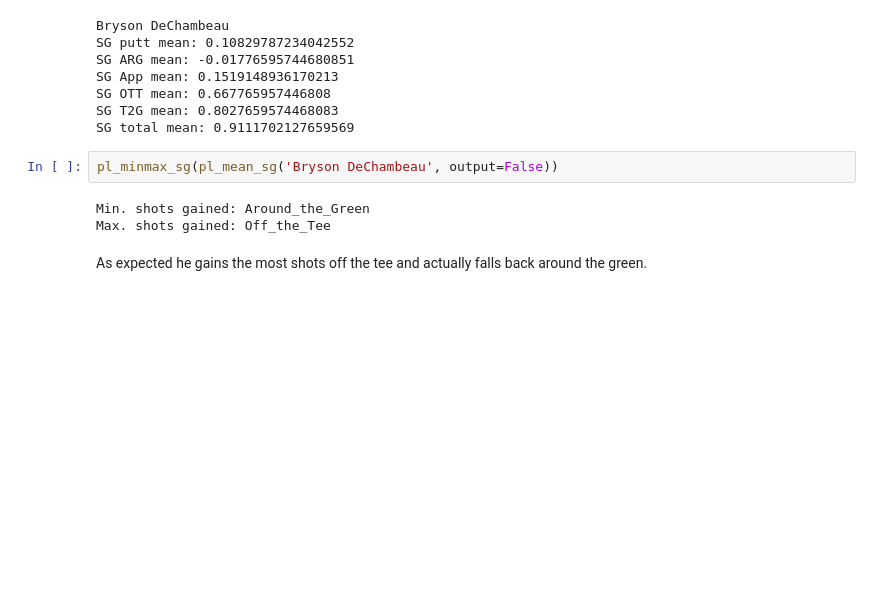
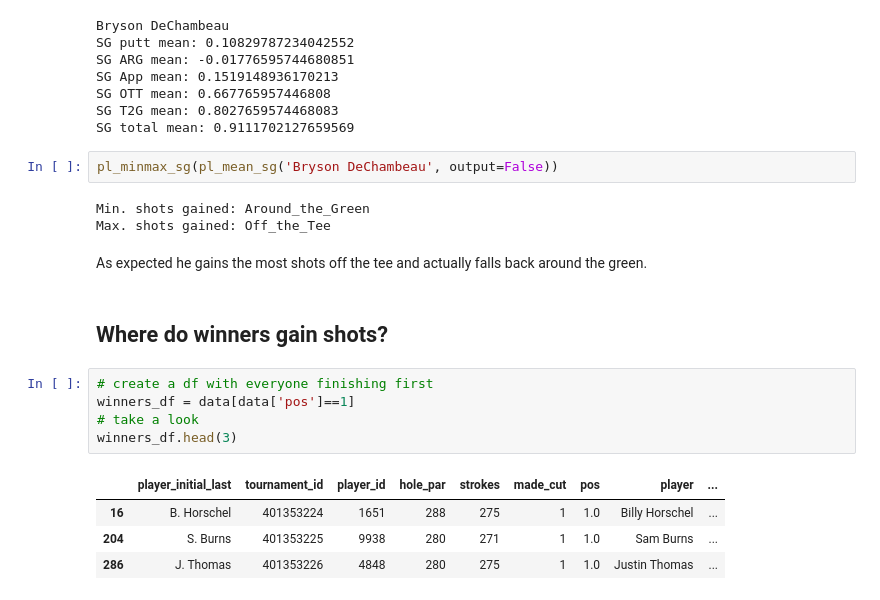
Before and after one commit to Loze2804/PGA_Tour_Analysis, a Jupyter notebook: PGA_Tour_Analyse.ipynb, the cells around one changed output. Saved outputs shown, nothing was run; the diff lists cells and outputs as text; blank space fills up the shorter version.

```diff
--- a/PGA_Tour_Analyse.ipynb
+++ b/PGA_Tour_Analyse.ipynb
@@ -557,3 +557,15 @@ Min. shots gained: Around_the_Green
 Max. shots gained: Off_the_Tee
 # %% [markdown]
 As expected he gains the most shots off the tee and actually falls back around the green.
+# %% [markdown]
+## Where do winners gain shots?
+# %%
+# create a df with everyone finishing first
+winners_df = data[data['pos']==1]
+# take a look
+winners_df.head(3)
+# %% [output]
+|  | player_initial_last | tournament_id | player_id | hole_par | strokes | made_cut | pos | player | ... |
+| 16 | B. Horschel | 401353224 | 1651 | 288 | 275 | 1 | 1.0 | Billy Horschel | ... |
+| 204 | S. Burns | 401353225 | 9938 | 280 | 271 | 1 | 1.0 | Sam Burns | ... |
+| 286 | J. Thomas | 401353226 | 4848 | 280 | 275 | 1 | 1.0 | Justin Thomas | ... |
```
Also changed, not shown: parts of 3 cells of this notebook.
